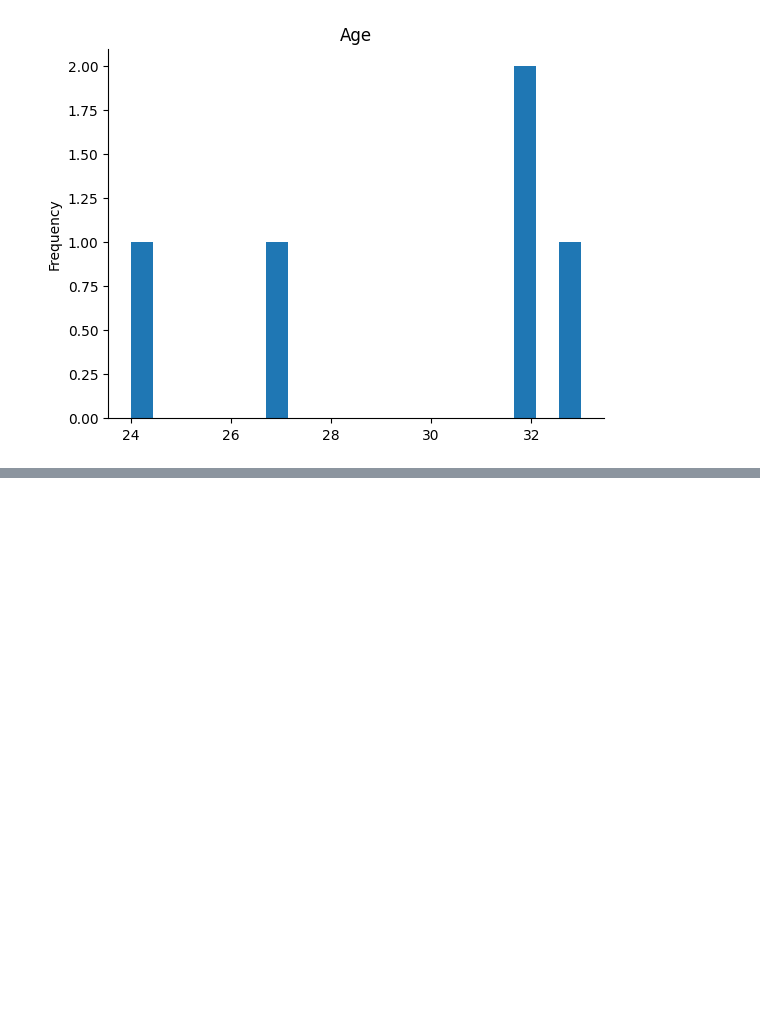
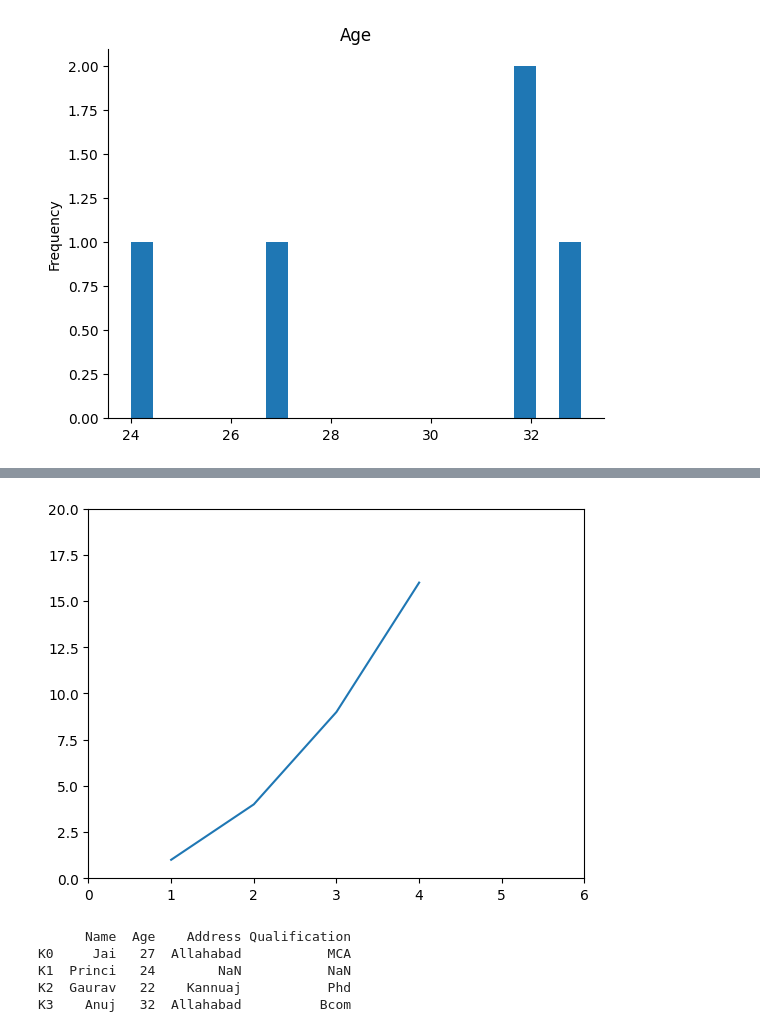
Before and after one commit to MuhammadjonArabov/Python-For-Data-Analytics, a Jupyter notebook: NumPy.ipynb, the cells around one changed output, grey strips where cells are left out. Drawn from its saved outputs; the diff is of its cells as text; code cells hidden in the pictures; blank space fills up the shorter version.

```diff
--- a/NumPy.ipynb
+++ b/NumPy.ipynb
@@ -245,0 +305,28 @@ plt.gca().spines[['top', 'right',]].set_visible(False)
+# %%
+import matplotlib.pyplot as plt
+
+plt.plot([1, 2, 3, 4], [1, 4, 9, 16])
+plt.axis([0, 6, 0, 20])
+plt.show()
+# %% [output]
+[figure, added]
+# %%
+import pandas as pd
+
+data1 = {'Name':['Jai', 'Princi', 'Gaurav', 'Anuj'],
+        'Age':[27, 24, 22, 32]}
+
+data2 = {'Address':['Allahabad', 'Kannuaj', 'Allahabad', 'Kannuaj'],
+        'Qualification':['MCA', 'Phd', 'Bcom', 'B.hons']}
+
+df = pd.DataFrame(data1,index=['K0', 'K1', 'K2', 'K3'])
+df1 = pd.DataFrame(data2, index=['K0', 'K2', 'K3', 'K4'])
+
+res = df.join(df1)
+print(res)
+# %% [output]
+      Name  Age    Address Qualification
+K0     Jai   27  Allahabad           MCA
+K1  Princi   24        NaN           NaN
+K2  Gaurav   22    Kannuaj           Phd
+K3    Anuj   32  Allahabad          Bcom
```
Also changed, not shown: parts of 9 cells of this notebook.
